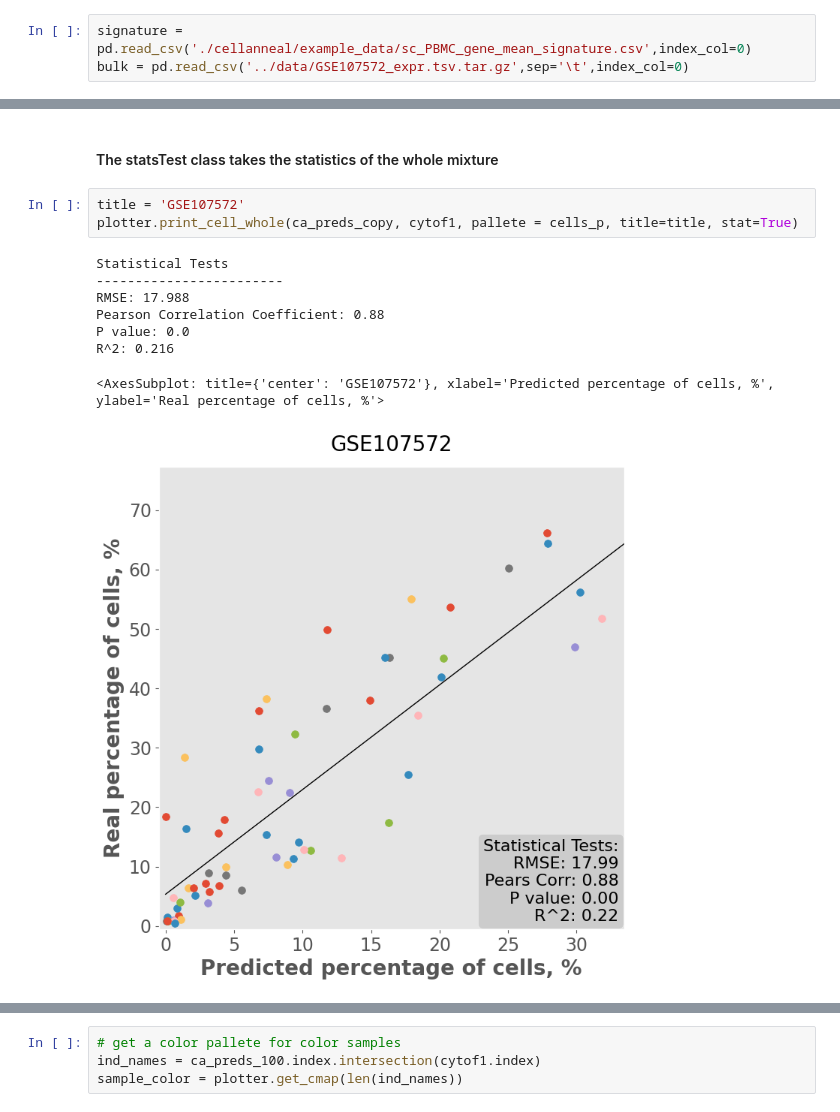
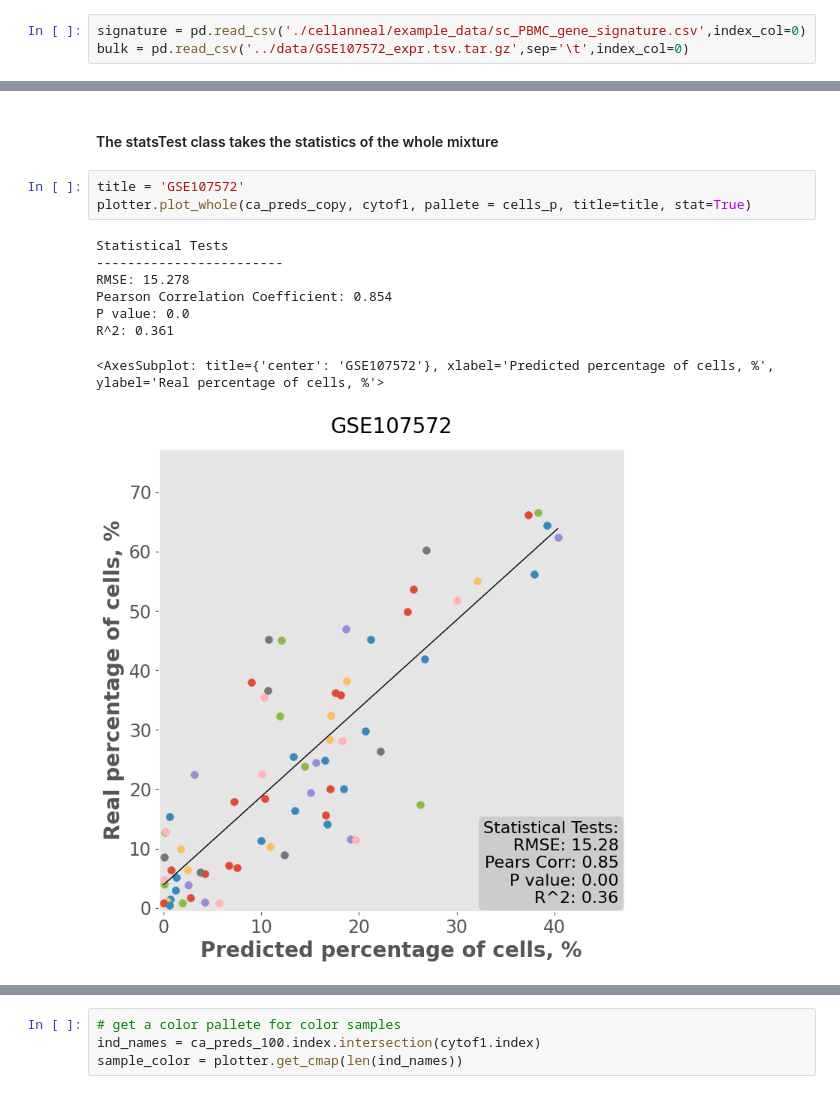
Before and after one commit to Simonlee711/bulk-deconvolution, a Jupyter notebook: src/master_deconvolution.ipynb, the cells around one changed output, grey strips where cells are left out. Drawn from its saved outputs; the diff is of its cells as text.

```diff
--- a/src/master_deconvolution.ipynb
+++ b/src/master_deconvolution.ipynb
@@ -96,7 +96,7 @@ def gene_sig_builder(df, ref):
 # %% [markdown]
 ### Models Fitting
 # %%
-signature = pd.read_csv('./cellanneal/example_data/sc_PBMC_gene_mean_signature.csv',index_col=0)
+signature = pd.read_csv('./cellanneal/example_data/sc_PBMC_gene_signature.csv',index_col=0)
 bulk = pd.read_csv('../data/GSE107572_expr.tsv.tar.gz',sep='\t',index_col=0)
 # %%
 signature_match, bulk_match = gene_intersection(signature, bulk)
@@ -185,16 +198,16 @@ array([[<AxesSubplot: title={'center': 'B_cells, corr = 0.428\np = 0.251'}, xlab
 #### The statsTest class takes the statistics of the whole mixture
 # %%
 title = 'GSE107572'
-plotter.print_cell_whole(ca_preds_copy, cytof1, pallete = cells_p, title=title, stat=True)
+plotter.plot_whole(ca_preds_copy, cytof1, pallete = cells_p, title=title, stat=True)
 # %% [output]
 Statistical Tests
 ------------------------
-RMSE: 17.988
-Pearson Correlation Coefficient: 0.88
+RMSE: 15.278
+Pearson Correlation Coefficient: 0.854
 P value: 0.0
-R^2: 0.216
+R^2: 0.361
 <AxesSubplot: title={'center': 'GSE107572'}, xlabel='Predicted percentage of cells, %', ylabel='Real percentage of cells, %'>
-[figure, old version]
+[figure, new version]
 # %%
 plotter.bland_altman(ca_preds_copy, cytof1, pallete = cells_p)
 # %% [output]
```
Also changed, not shown: parts of 17 cells of this notebook, 2 other files.
